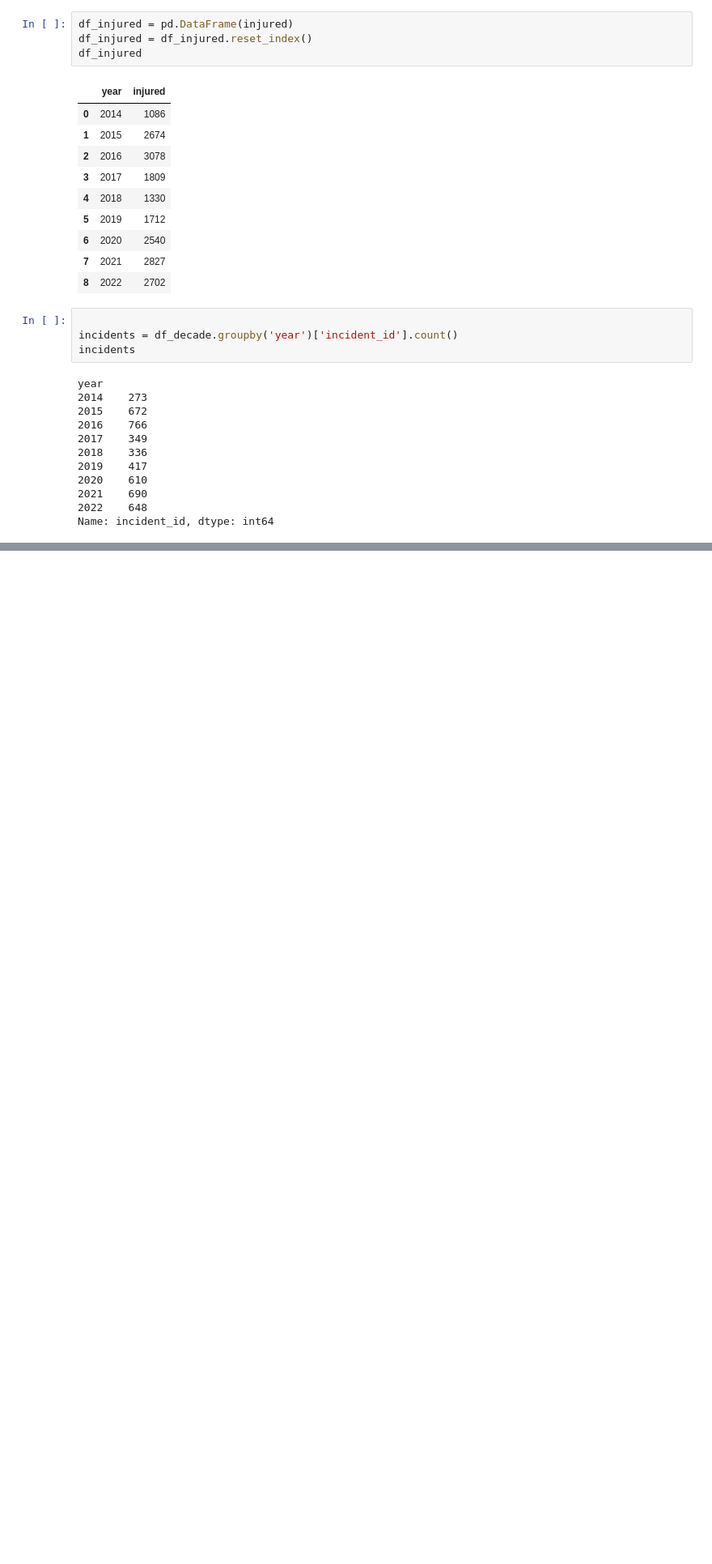
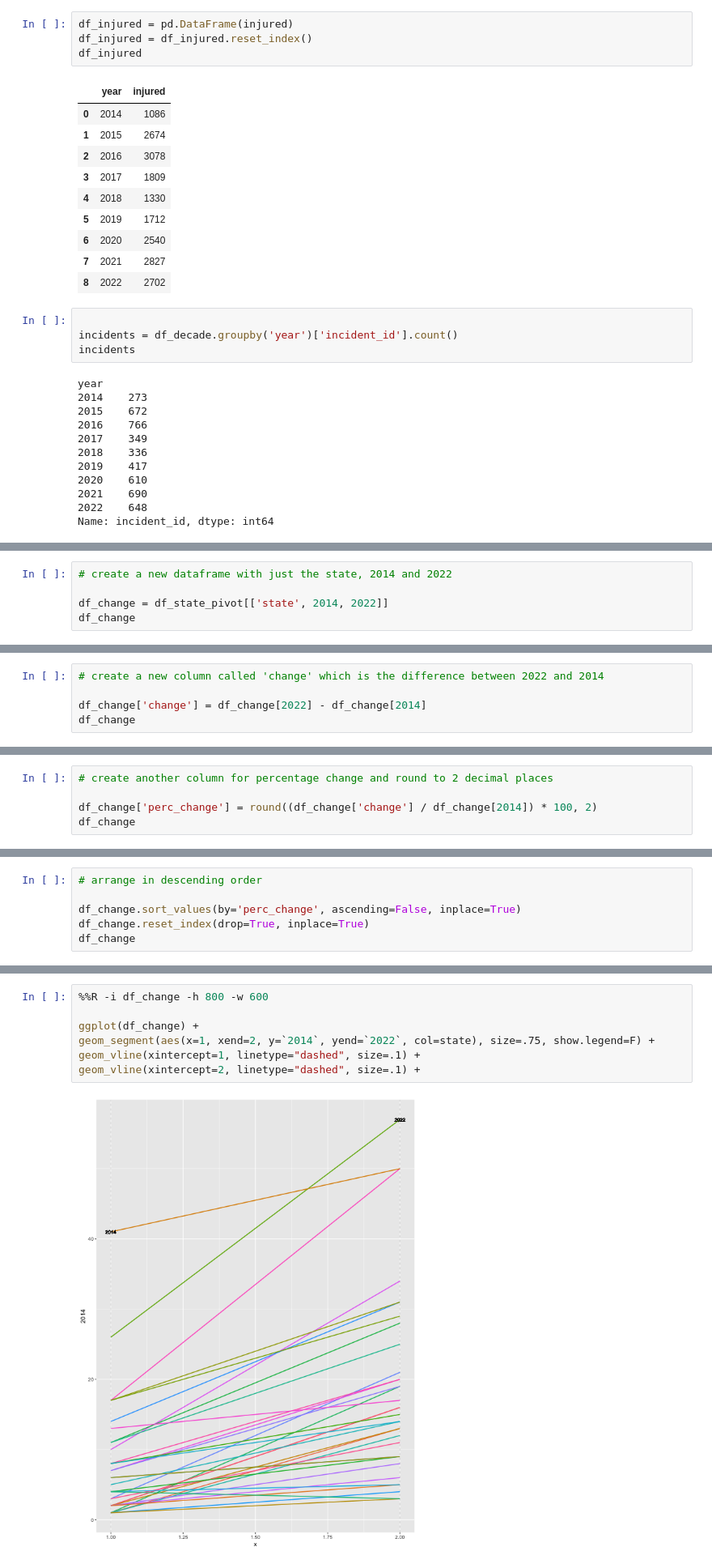
Before and after one commit to poojachaudhuri/project-2, a Jupyter notebook: plotting.ipynb, the cells around one changed output, grey strips where cells are left out. Shown at 81% size. Saved outputs shown, nothing was run; the diff lists cells and outputs as text; blank space fills up the shorter version.

```diff
--- a/plotting.ipynb
+++ b/plotting.ipynb
@@ -305,0 +558,5 @@ ggplot(df_victims) +
+# %%
+# create a new dataframe with just the state, 2014 and 2022
+
+df_change = df_state_pivot[['state', 2014, 2022]]
+df_change
@@ -305,0 +581,5 @@ ggplot(df_victims) +
+# %%
+# create a new column called 'change' which is the difference between 2022 and 2014
+
+df_change['change'] = df_change[2022] - df_change[2014]
+df_change
@@ -305,0 +604,5 @@ ggplot(df_victims) +
+# %%
+# create another column for percentage change and round to 2 decimal places
+
+df_change['perc_change'] = round((df_change['change'] / df_change[2014]) * 100, 2)
+df_change
@@ -305,0 +627,6 @@ ggplot(df_victims) +
+# %%
+# arrange in descending order
+
+df_change.sort_values(by='perc_change', ascending=False, inplace=True)
+df_change.reset_index(drop=True, inplace=True)
+df_change
@@ -305,0 +675,9 @@ ggplot(df_victims) +
+# %%
+%%R -i df_change -h 800 -w 600
+
+ggplot(df_change) +
+geom_segment(aes(x=1, xend=2, y=`2014`, yend=`2022`, col=state), size=.75, show.legend=F) +
+geom_vline(xintercept=1, linetype="dashed", size=.1) +
+geom_vline(xintercept=2, linetype="dashed", size=.1) +
+# %% [output]
+[figure, added]
```
Also changed, not shown: parts of 26 cells of this notebook, 4 other files.
